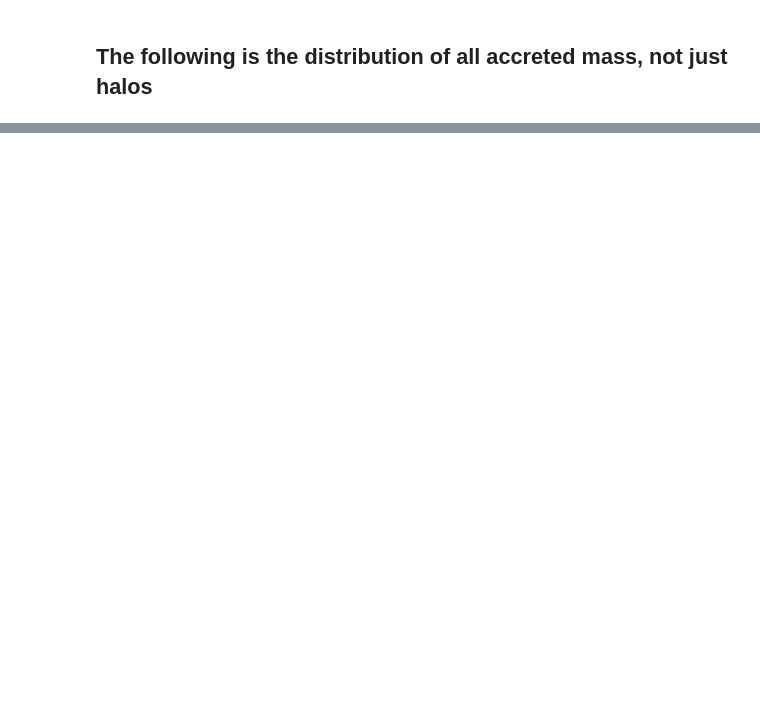
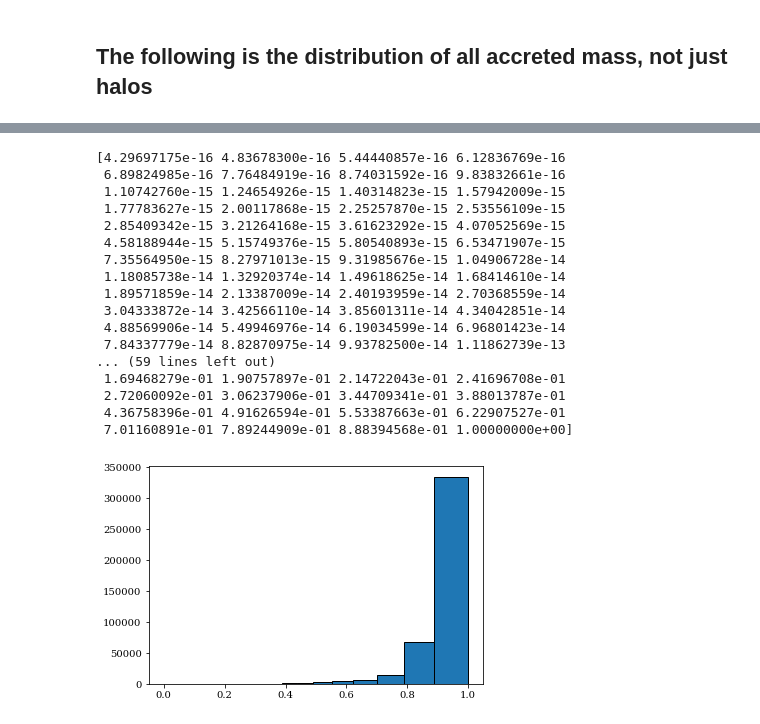
Before and after one commit to patricks1/mergers, a Jupyter notebook: gendistribution_tester.ipynb, the cells around one changed output, grey strips where cells are left out. Drawn from its saved outputs; the diff is of its cells as text; code cells hidden in the pictures; blank space fills up the shorter version.

```diff
--- a/gendistribution_tester.ipynb
+++ b/gendistribution_tester.ipynb
@@ -179,0 +213,32 @@ plt.show()
+# %%
+logmratios=np.array(data)
+mratios=[min(10.**logmratios[i],1./10.**logmratios[i]) for i in range(len(logmratios))]
+
+Nbins=300
+lowerbound=min(mratios)
+upperbound=max(mratios)
+bins=np.logspace(np.log10(lowerbound),np.log10(upperbound),Nbins)
+print bins
+
+midbins=(bins[:-1]+bins[1:])/2
+N=plt.hist(mratios,bins=bins,edgecolor='k')[0]
+#plt.clf()
+# %% [output]
+[4.29697175e-16 4.83678300e-16 5.44440857e-16 6.12836769e-16
+ 6.89824985e-16 7.76484919e-16 8.74031592e-16 9.83832661e-16
+ 1.10742760e-15 1.24654926e-15 1.40314823e-15 1.57942009e-15
+ 1.77783627e-15 2.00117868e-15 2.25257870e-15 2.53556109e-15
+ 2.85409342e-15 3.21264168e-15 3.61623292e-15 4.07052569e-15
+ 4.58188944e-15 5.15749376e-15 5.80540893e-15 6.53471907e-15
+ 7.35564950e-15 8.27971013e-15 9.31985676e-15 1.04906728e-14
+ 1.18085738e-14 1.32920374e-14 1.49618625e-14 1.68414610e-14
+ 1.89571859e-14 2.13387009e-14 2.40193959e-14 2.70368559e-14
+ 3.04333872e-14 3.42566110e-14 3.85601311e-14 4.34042851e-14
+ 4.88569906e-14 5.49946976e-14 6.19034599e-14 6.96801423e-14
+ 7.84337779e-14 8.82870975e-14 9.93782500e-14 1.11862739e-13
+... (59 lines left out)
+ 1.69468279e-01 1.90757897e-01 2.14722043e-01 2.41696708e-01
+ 2.72060092e-01 3.06237906e-01 3.44709341e-01 3.88013787e-01
+ 4.36758396e-01 4.91626594e-01 5.53387663e-01 6.22907527e-01
+ 7.01160891e-01 7.89244909e-01 8.88394568e-01 1.00000000e+00]
+[figure, added]
```
Also changed, not shown: parts of 10 cells of this notebook.
